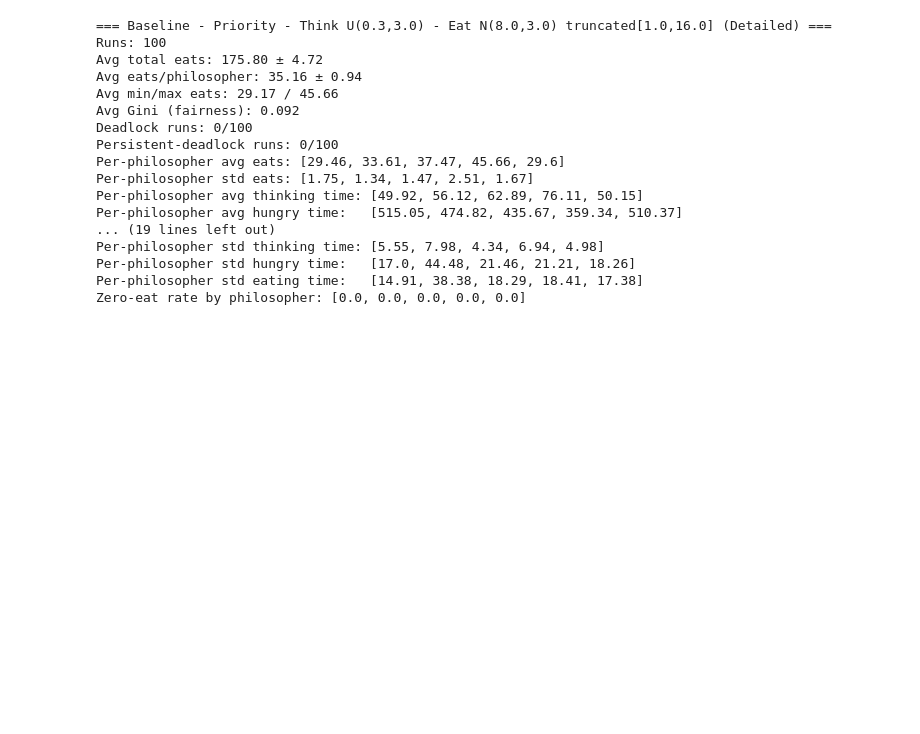
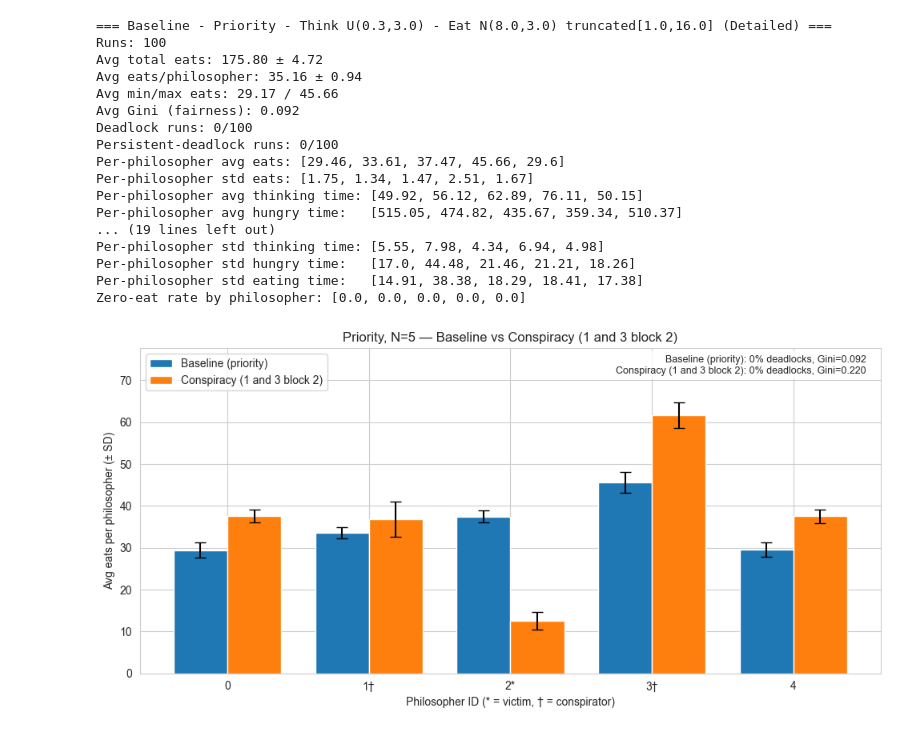
Before and after one commit to tleules23/ModSim2025, a Jupyter notebook: dining_philosophers.ipynb, the cells around one changed output. Drawn from its saved outputs; the diff is of its cells as text; code cells hidden in the pictures; blank space fills up the shorter version.

```diff
--- a/dining_philosophers.ipynb
+++ b/dining_philosophers.ipynb
@@ -2597,3 +3110,90 @@ Per-philosopher std thinking time: [5.55, 7.98, 4.34, 6.94, 4.98]
 Per-philosopher std hungry time:   [17.0, 44.48, 21.46, 21.21, 18.26]
 Per-philosopher std eating time:   [14.91, 38.38, 18.29, 18.41, 17.38]
 Zero-eat rate by philosopher: [0.0, 0.0, 0.0, 0.0, 0.0]
+# %%
+def _per_philo_mean_std_from_counts(df):
+    eats = np.array(df["eat_counts"].to_list(), dtype=float)
+    return eats.mean(axis=0), eats.std(axis=0, ddof=1)
+
+
+def plot_per_philosopher_baseline_vs_case(
+    df_baseline,
+    df_case,
+    title=None,
+    baseline_label="Baseline",
+    case_label="Case",
+    victim_id=None,
+    conspirator_ids=None,
+):
+    conspirator_ids = set(conspirator_ids or [])
+
+    mean_b, std_b = _per_philo_mean_std_from_counts(df_baseline)
+    mean_c, std_c = _per_philo_mean_std_from_counts(df_case)
+
+    n = len(mean_b)
+    x = np.arange(n)
+    width = 0.38
+
+    fig, ax = plt.subplots(figsize=(10, 5))
+
+    ax.bar(x - width/2, mean_b, width, yerr=std_b, capsize=5, label=baseline_label)
+    ax.bar(x + width/2, mean_c, width, yerr=std_c, capsize=5, label=case_label)
+
+    # Marked tick labels
+    tick_labels = []
+    for i in range(n):
+        suffix = ""
+        if victim_id is not None and i == victim_id:
+            suffix += "*"   # victim
+        if i in conspirator_ids:
+            suffix += "†"   # conspirator
+        tick_labels.append(f"{i}{suffix}")
+
+    ax.set_xticks(x)
+    ax.set_xticklabels(tick_labels)
+    ax.set_xlabel("Philosopher ID (* = victim, † = conspirator)")
+    ax.set_ylabel("Avg eats per philosopher (± SD)")
+    ax.legend(loc="upper left")
+
+    if title:
+        ax.set_title(title)
+
+    # Summary box (top-right)
+    dead_b = 100.0 * float((df_baseline["deadlocks"] > 0).mean())
+    dead_c = 100.0 * float((df_case["deadlocks"] > 0).mean())
+    gini_b = float(df_baseline["gini_eats"].mean())
+    gini_c = float(df_case["gini_eats"].mean())
+
+    summary = (
+        f"{baseline_label}: {dead_b:.0f}% deadlocks, Gini={gini_b:.3f}\n"
+        f"{case_label}: {dead_c:.0f}% deadlocks, Gini={gini_c:.3f}"
+    )
+    ax.text(
+        0.98, 0.98, summary,
+        transform=ax.transAxes,
+        ha="right", va="top",
+        fontsize=9,
+        bbox=dict(facecolor="white", edgecolor="none", alpha=0.85, pad=3.0),
+    )
+
+    y_top = max((mean_b + std_b).max(), (mean_c + std_c).max())
+    ax.set_ylim(0, float(y_top) * 1.20)
+
+    fig.tight_layout()
+    return fig, ax
+
+
+# Call for your case
+plot_per_philosopher_baseline_vs_case(
+    df_baseline=df_priority,
+    df_case=df_conspiracy_02_block_1,
+    title="Priority, N=5 — Baseline vs Conspiracy (1 and 3 block 2)",
+    baseline_label="Baseline (priority)",
+    case_label="Conspiracy (1 and 3 block 2)",
+    victim_id=2,
+    conspirator_ids={1, 3},
+)
+
+plt.show()
+# %% [output]
+[figure, added]
```
Also changed, not shown: parts of 12 cells of this notebook, 1 other file.
